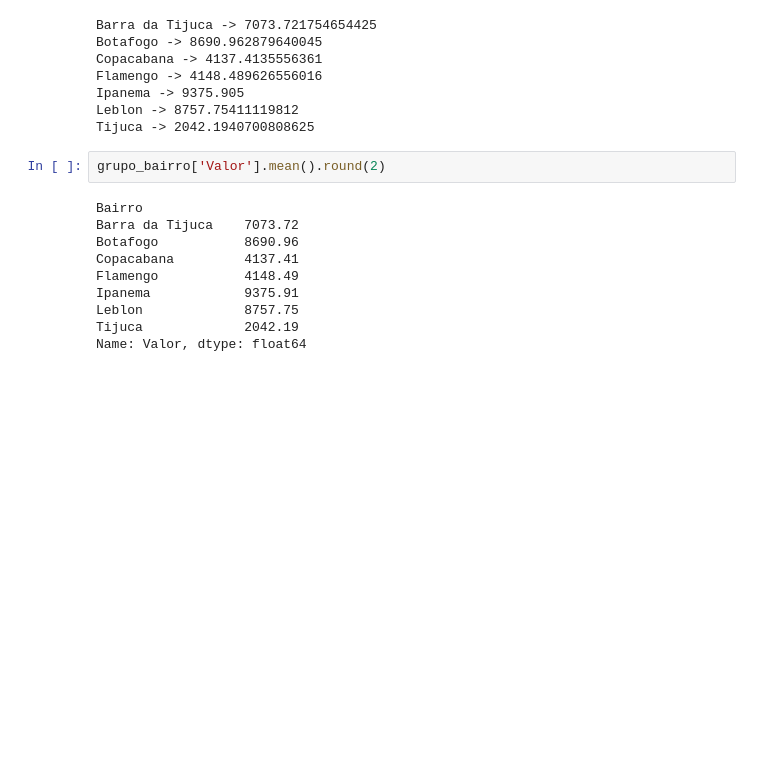
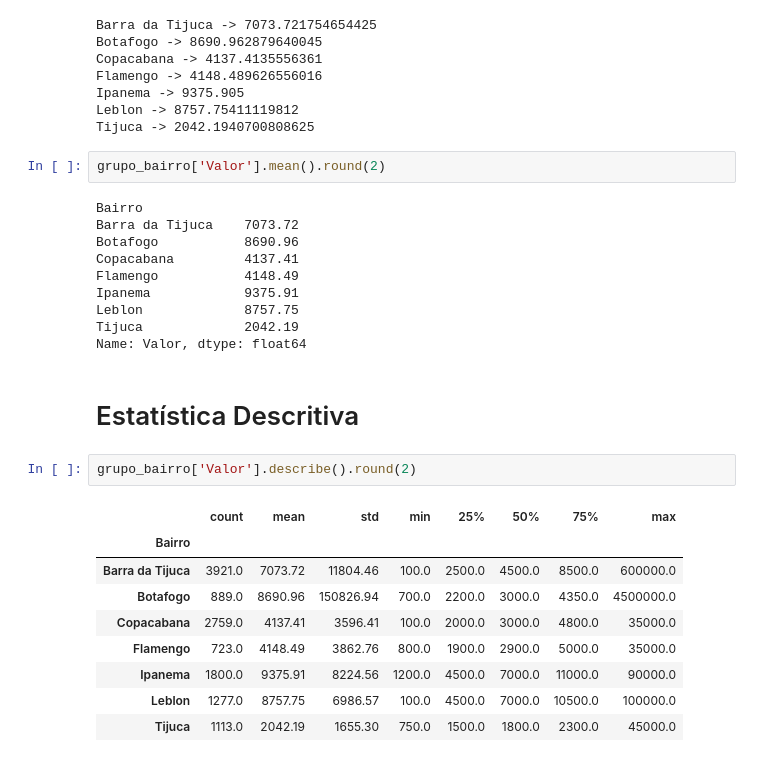
Before and after one commit to jpablolima/mineracao_de_dados, a Jupyter notebook: agrupamento.ipynb, the cells around one changed output. Cells and saved outputs as stored; diff of their text form; blank space fills up the shorter version.

```diff
--- a/agrupamento.ipynb
+++ b/agrupamento.ipynb
@@ -115,3 +115,17 @@ Ipanema            9375.91
 Leblon             8757.75
 Tijuca             2042.19
 Name: Valor, dtype: float64
+# %% [markdown]
+# Estatística Descritiva
+# %%
+grupo_bairro['Valor'].describe().round(2)
+# %% [output]
+|  | count | mean | std | min | 25% | 50% | 75% | max |
+| Bairro |  |  |  |  |  |  |  |  |
+| Barra da Tijuca | 3921.0 | 7073.72 | 11804.46 | 100.0 | 2500.0 | 4500.0 | 8500.0 | 600000.0 |
+| Botafogo | 889.0 | 8690.96 | 150826.94 | 700.0 | 2200.0 | 3000.0 | 4350.0 | 4500000.0 |
+| Copacabana | 2759.0 | 4137.41 | 3596.41 | 100.0 | 2000.0 | 3000.0 | 4800.0 | 35000.0 |
+| Flamengo | 723.0 | 4148.49 | 3862.76 | 800.0 | 1900.0 | 2900.0 | 5000.0 | 35000.0 |
+| Ipanema | 1800.0 | 9375.91 | 8224.56 | 1200.0 | 4500.0 | 7000.0 | 11000.0 | 90000.0 |
+| Leblon | 1277.0 | 8757.75 | 6986.57 | 100.0 | 4500.0 | 7000.0 | 10500.0 | 100000.0 |
+| Tijuca | 1113.0 | 2042.19 | 1655.30 | 750.0 | 1500.0 | 1800.0 | 2300.0 | 45000.0 |
```
Also changed, not shown: parts of 4 cells of this notebook.
